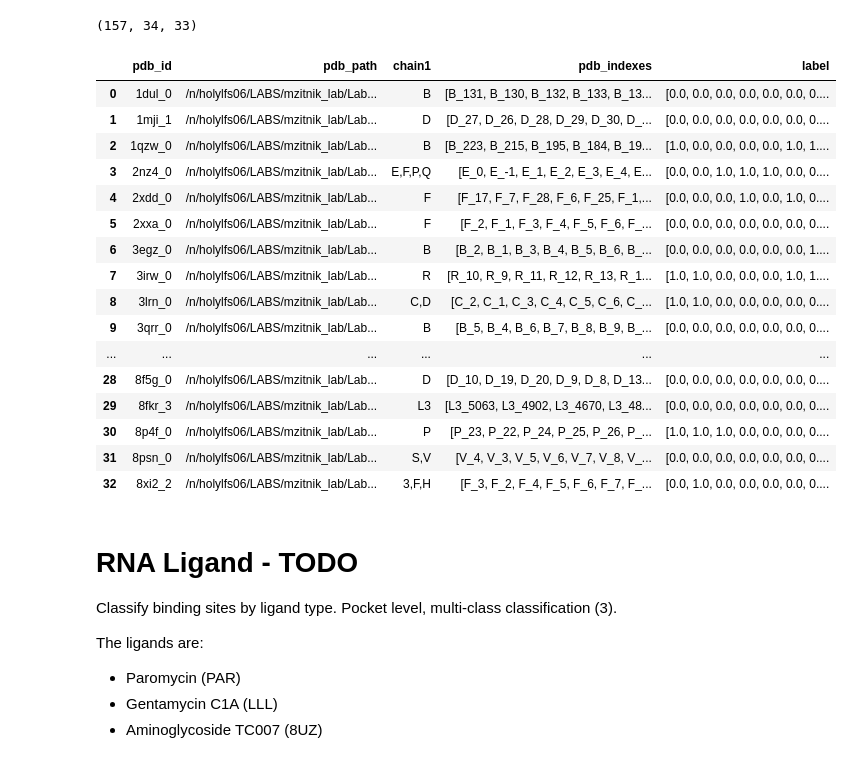
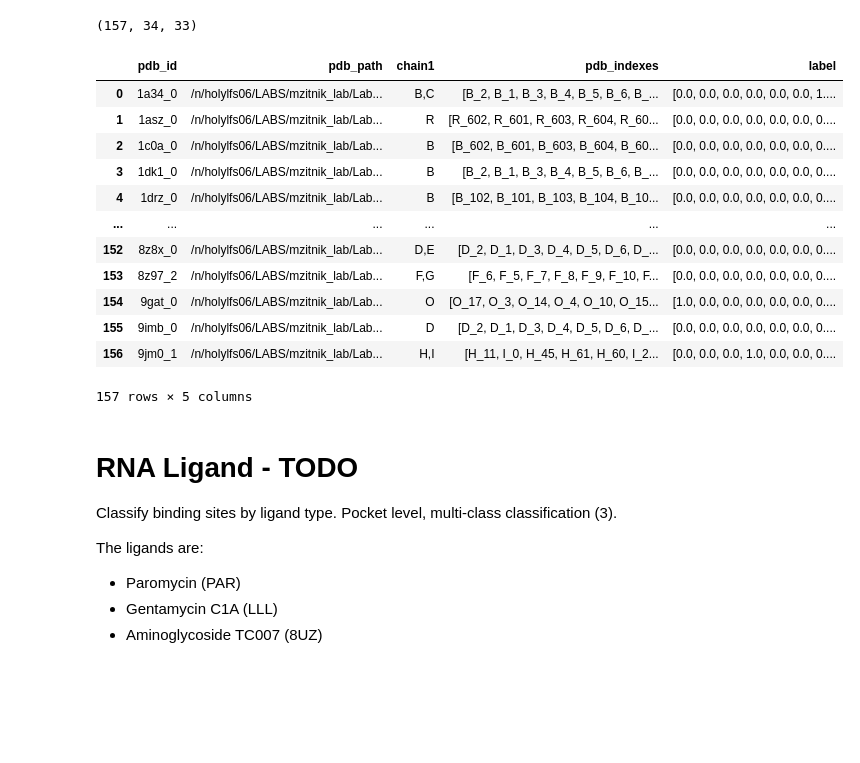
Before and after one commit to mims-harvard/ATOMICA, a Jupyter notebook: case_studies/rnaglib_tasks/load_dataset.ipynb, the cells around one changed output. Drawn from its saved outputs; the diff is of its cells as text; code cells hidden in the pictures; blank space fills up the shorter version.

Commit message:
added dpocket and rinalmo

```diff
--- a/case_studies/rnaglib_tasks/load_dataset.ipynb
+++ b/case_studies/rnaglib_tasks/load_dataset.ipynb
@@ -139,7 +141,7 @@ for split, dataset_split in zip(["train", "val", "test"], [train, val, test]):
 # %%
 # Prepare RNAFM data
 embeddings_dir = DATA_DIR + "/RNAGo"
-model_name = "rnaernie"
+model_name = "rinalmo"
 
 for split in ["train", "val", "test"]:
     split_df = pd.read_parquet(f'{DATA_DIR}/RNAGo/RNAGo_{split}_input.parquet')
@@ -153,7 +155,7 @@ for split in ["train", "val", "test"]:
         embeddings = np.load(f)
     with open(tokens_path, "rb") as f:
         tokens = np.load(f)
-    assert tokens.shape == embeddings.shape[:-1]
+    assert tokens.shape == embeddings.shape[:-1], f"{tokens.shape} != {embeddings.shape[:-1]}"
     assert len(embeddings) == len(embeddings_df)
 
     embeddings_id_to_index = {(row['pdb_id'], row['chain_id']): i for i, row in embeddings_df.iterrows()}
@@ -167,7 +169,7 @@ for split in ["train", "val", "test"]:
         embedding_ = embeddings[index]
         tokens_ = tokens[index]
         # start = np.where(tokens_ == 0)[0][0]
-        end = np.where(tokens_ == 3)[0][0]
+        end = np.where(tokens_ == 2)[0][0]
         split_embeddings.append(np.mean(embedding_[:end], axis=0))
     split_embeddings = np.array(split_embeddings)
     assert len(split_embeddings) == len(split_df)
@@ -271,7 +273,7 @@ embeddings_df
 # Prepare RNAFM data
 # The RNAErnie data is in scratch, needs to be moved to DATA_DIR
 embeddings_dir = DATA_DIR + "/RNA_Protein"
-model_name = "rnaernie"
+model_name = "rinalmo"
 
 for split in ["train", "val", "test"]:
     split_df = pd.read_parquet(f'{DATA_DIR}/RNA_Protein/RNA_Protein_{split}_input.parquet')
@@ -300,12 +302,12 @@ for split in ["train", "val", "test"]:
             index = embeddings_id_to_index[(pdb_id, chain_id)]
             embedding_ = embeddings[index]
             tokens_ = tokens[index]
-            start = np.where(tokens_ == 0)[0][0]
+            # start = np.where(tokens_ == 0)[0][0]
             end = np.where(tokens_ == 2)[0][0]
 
-            embedding_ = embedding_[start+1:end]
+            embedding_ = embedding_[:end]
             residues = embeddings_df.iloc[index]['residues']
-            assert len(embedding_) == len(residues)
+            assert len(embedding_) == len(residues) or len(embedding_) == len(residues) + 1
             for residue, embedding in zip(residues, embedding_):
                 residue_id = residue[5:].replace(".", "_")
                 rnafm_embeddings[residue_id] = embedding
@@ -386,25 +388,22 @@ for split, dataset_split in zip(["train", "val", "test"], [train, val, test]):
     pdb_to_process = pd.DataFrame(pdb_to_process)
     pdb_to_process.to_parquet(f'{DATA_DIR}/RNA_Site/RNA_Site_{split}_input.parquet')
 # %%
+split = "train"
 df = pd.read_parquet(f'{DATA_DIR}/RNA_Site/RNA_Site_{split}_input.parquet')
 df
 # %% [output]
 |  | pdb_id | pdb_path | chain1 | pdb_indexes | label |
-| 0 | 1dul_0 | /n/holylfs06/LABS/mzitnik_lab/Lab... | B | [B_131, B_130, B_132, B_133, B_13... | [0.0, 0.0, 0.0, 0.0, 0.0, 0.0, 0.... |
-| 1 | 1mji_1 | /n/holylfs06/LABS/mzitnik_lab/Lab... | D | [D_27, D_26, D_28, D_29, D_30, D_... | [0.0, 0.0, 0.0, 0.0, 0.0, 0.0, 0.... |
-| 2 | 1qzw_0 | /n/holylfs06/LABS/mzitnik_lab/Lab... | B | [B_223, B_215, B_195, B_184, B_19... | [1.0, 0.0, 0.0, 0.0, 0.0, 1.0, 1.... |
-| 3 | 2nz4_0 | /n/holylfs06/LABS/mzitnik_lab/Lab... | E,F,P,Q | [E_0, E_-1, E_1, E_2, E_3, E_4, E... | [0.0, 0.0, 1.0, 1.0, 1.0, 0.0, 0.... |
-| 4 | 2xdd_0 | /n/holylfs06/LABS/mzitnik_lab/Lab... | F | [F_17, F_7, F_28, F_6, F_25, F_1,... | [0.0, 0.0, 0.0, 1.0, 0.0, 1.0, 0.... |
-| 5 | 2xxa_0 | /n/holylfs06/LABS/mzitnik_lab/Lab... | F | [F_2, F_1, F_3, F_4, F_5, F_6, F_... | [0.0, 0.0, 0.0, 0.0, 0.0, 0.0, 0.... |
-| 6 | 3egz_0 | /n/holylfs06/LABS/mzitnik_lab/Lab... | B | [B_2, B_1, B_3, B_4, B_5, B_6, B_... | [0.0, 0.0, 0.0, 0.0, 0.0, 0.0, 1.... |
-| 7 | 3irw_0 | /n/holylfs06/LABS/mzitnik_lab/Lab... | R | [R_10, R_9, R_11, R_12, R_13, R_1... | [1.0, 1.0, 0.0, 0.0, 0.0, 1.0, 1.... |
-| 8 | 3lrn_0 | /n/holylfs06/LABS/mzitnik_lab/Lab... | C,D | [C_2, C_1, C_3, C_4, C_5, C_6, C_... | [1.0, 1.0, 0.0, 0.0, 0.0, 0.0, 0.... |
-| 9 | 3qrr_0 | /n/holylfs06/LABS/mzitnik_lab/Lab... | B | [B_5, B_4, B_6, B_7, B_8, B_9, B_... | [0.0, 0.0, 0.0, 0.0, 0.0, 0.0, 0.... |
+| 0 | 1a34_0 | /n/holylfs06/LABS/mzitnik_lab/Lab... | B,C | [B_2, B_1, B_3, B_4, B_5, B_6, B_... | [0.0, 0.0, 0.0, 0.0, 0.0, 0.0, 1.... |
+| 1 | 1asz_0 | /n/holylfs06/LABS/mzitnik_lab/Lab... | R | [R_602, R_601, R_603, R_604, R_60... | [0.0, 0.0, 0.0, 0.0, 0.0, 0.0, 0.... |
+| 2 | 1c0a_0 | /n/holylfs06/LABS/mzitnik_lab/Lab... | B | [B_602, B_601, B_603, B_604, B_60... | [0.0, 0.0, 0.0, 0.0, 0.0, 0.0, 0.... |
+| 3 | 1dk1_0 | /n/holylfs06/LABS/mzitnik_lab/Lab... | B | [B_2, B_1, B_3, B_4, B_5, B_6, B_... | [0.0, 0.0, 0.0, 0.0, 0.0, 0.0, 0.... |
+| 4 | 1drz_0 | /n/holylfs06/LABS/mzitnik_lab/Lab... | B | [B_102, B_101, B_103, B_104, B_10... | [0.0, 0.0, 0.0, 0.0, 0.0, 0.0, 0.... |
 | ... | ... | ... | ... | ... | ... |
-| 28 | 8f5g_0 | /n/holylfs06/LABS/mzitnik_lab/Lab... | D | [D_10, D_19, D_20, D_9, D_8, D_13... | [0.0, 0.0, 0.0, 0.0, 0.0, 0.0, 0.... |
-| 29 | 8fkr_3 | /n/holylfs06/LABS/mzitnik_lab/Lab... | L3 | [L3_5063, L3_4902, L3_4670, L3_48... | [0.0, 0.0, 0.0, 0.0, 0.0, 0.0, 0.... |
-| 30 | 8p4f_0 | /n/holylfs06/LABS/mzitnik_lab/Lab... | P | [P_23, P_22, P_24, P_25, P_26, P_... | [1.0, 1.0, 1.0, 0.0, 0.0, 0.0, 0.... |
-| 31 | 8psn_0 | /n/holylfs06/LABS/mzitnik_lab/Lab... | S,V | [V_4, V_3, V_5, V_6, V_7, V_8, V_... | [0.0, 0.0, 0.0, 0.0, 0.0, 0.0, 0.... |
-| 32 | 8xi2_2 | /n/holylfs06/LABS/mzitnik_lab/Lab... | 3,F,H | [F_3, F_2, F_4, F_5, F_6, F_7, F_... | [0.0, 1.0, 0.0, 0.0, 0.0, 0.0, 0.... |
+| 152 | 8z8x_0 | /n/holylfs06/LABS/mzitnik_lab/Lab... | D,E | [D_2, D_1, D_3, D_4, D_5, D_6, D_... | [0.0, 0.0, 0.0, 0.0, 0.0, 0.0, 0.... |
+| 153 | 8z97_2 | /n/holylfs06/LABS/mzitnik_lab/Lab... | F,G | [F_6, F_5, F_7, F_8, F_9, F_10, F... | [0.0, 0.0, 0.0, 0.0, 0.0, 0.0, 0.... |
+| 154 | 9gat_0 | /n/holylfs06/LABS/mzitnik_lab/Lab... | O | [O_17, O_3, O_14, O_4, O_10, O_15... | [1.0, 0.0, 0.0, 0.0, 0.0, 0.0, 0.... |
+| 155 | 9imb_0 | /n/holylfs06/LABS/mzitnik_lab/Lab... | D | [D_2, D_1, D_3, D_4, D_5, D_6, D_... | [0.0, 0.0, 0.0, 0.0, 0.0, 0.0, 0.... |
+| 156 | 9jm0_1 | /n/holylfs06/LABS/mzitnik_lab/Lab... | H,I | [H_11, I_0, H_45, H_61, H_60, I_2... | [0.0, 0.0, 0.0, 1.0, 0.0, 0.0, 0.... |
+157 rows × 5 columns
 # %%
 # Prepare RNAFM data
```
Also changed, not shown: parts of 4 cells of this notebook, 10 other files.
